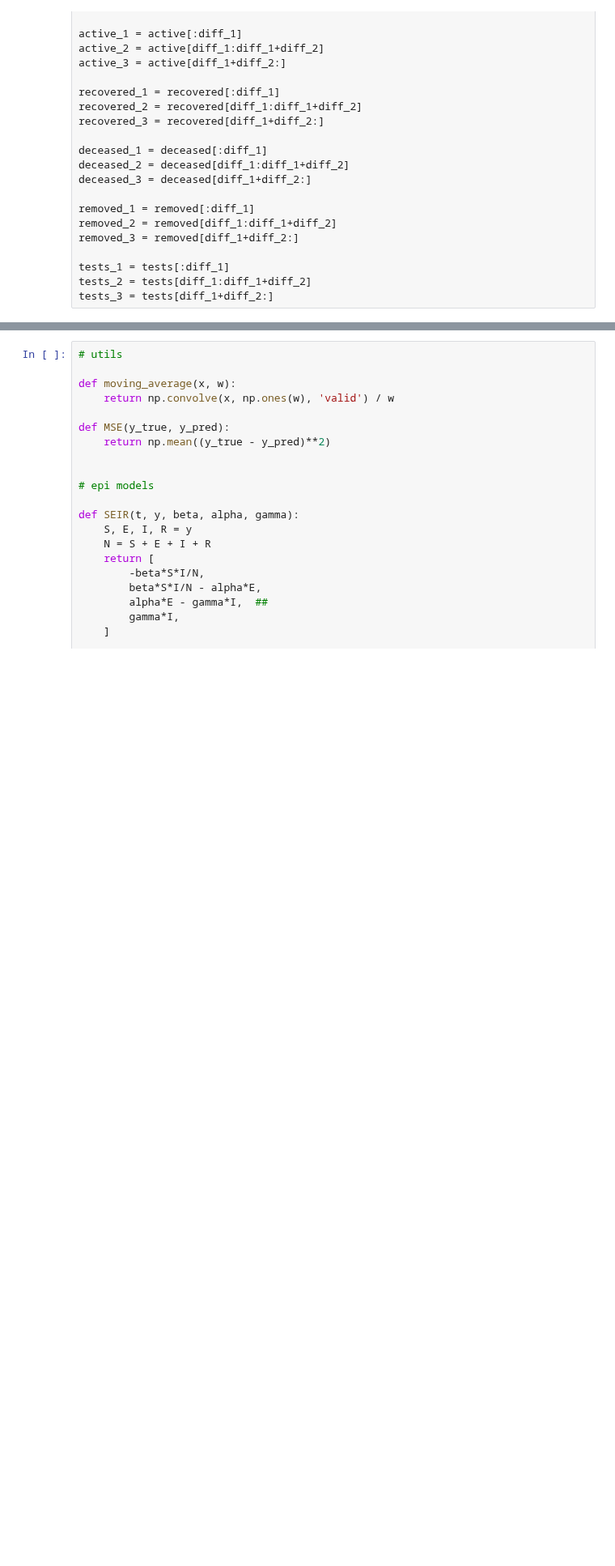
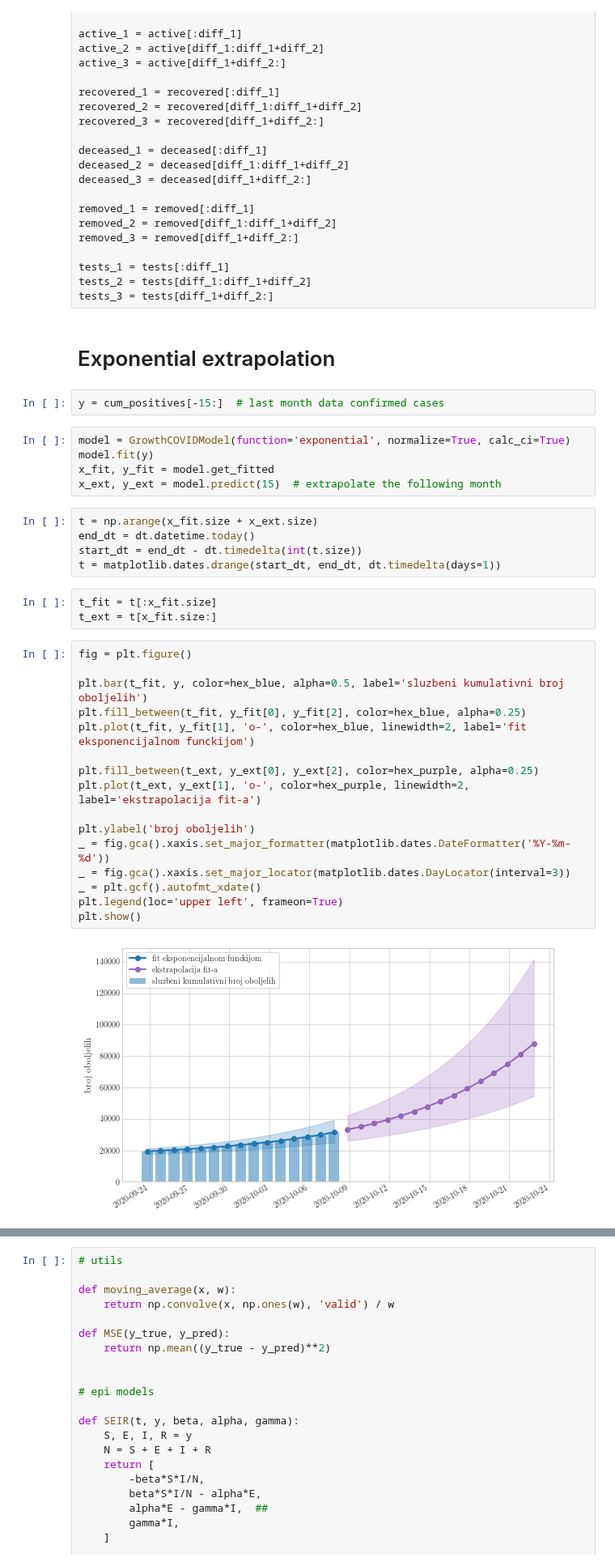
Before and after one commit to akapet00/covid-19-modelling-croatia, a Jupyter notebook: notebooks/08-extrapolation.ipynb, the cells around one changed output, grey strips where cells are left out. Shown at 81% size. Drawn from its saved outputs; the diff is of its cells as text; blank space fills up the shorter version.

Commit message:
few more experiments with exponential function

```diff
--- a/notebooks/08-extrapolation.ipynb
+++ b/notebooks/08-extrapolation.ipynb
@@ -71,3 +71,38 @@ removed_3 = removed[diff_1+diff_2:]
 tests_1 = tests[:diff_1]
 tests_2 = tests[diff_1:diff_1+diff_2]
 tests_3 = tests[diff_1+diff_2:]
+# %% [markdown]
+# Exponential extrapolation
+# %%
+y = cum_positives[-15:]  # last month data confirmed cases
+# %%
+model = GrowthCOVIDModel(function='exponential', normalize=True, calc_ci=True)
+model.fit(y)
+x_fit, y_fit = model.get_fitted
+x_ext, y_ext = model.predict(15)  # extrapolate the following month
+# %%
+t = np.arange(x_fit.size + x_ext.size)
+end_dt = dt.datetime.today()
+start_dt = end_dt - dt.timedelta(int(t.size))
+t = matplotlib.dates.drange(start_dt, end_dt, dt.timedelta(days=1))
+# %%
+t_fit = t[:x_fit.size]
+t_ext = t[x_fit.size:]
+# %%
+fig = plt.figure()
+
+plt.bar(t_fit, y, color=hex_blue, alpha=0.5, label='sluzbeni kumulativni broj oboljelih')
+plt.fill_between(t_fit, y_fit[0], y_fit[2], color=hex_blue, alpha=0.25)
+plt.plot(t_fit, y_fit[1], 'o-', color=hex_blue, linewidth=2, label='fit eksponencijalnom funckijom')
+
+plt.fill_between(t_ext, y_ext[0], y_ext[2], color=hex_purple, alpha=0.25)
+plt.plot(t_ext, y_ext[1], 'o-', color=hex_purple, linewidth=2, label='ekstrapolacija fit-a')
+
+plt.ylabel('broj oboljelih')
+_ = fig.gca().xaxis.set_major_formatter(matplotlib.dates.DateFormatter('%Y-%m-%d'))
+_ = fig.gca().xaxis.set_major_locator(matplotlib.dates.DayLocator(interval=3))
+_ = plt.gcf().autofmt_xdate()
+plt.legend(loc='upper left', frameon=True)
+plt.show()
+# %% [output]
+[figure, added]
```
Also changed, not shown: parts of 2 cells of this notebook.
